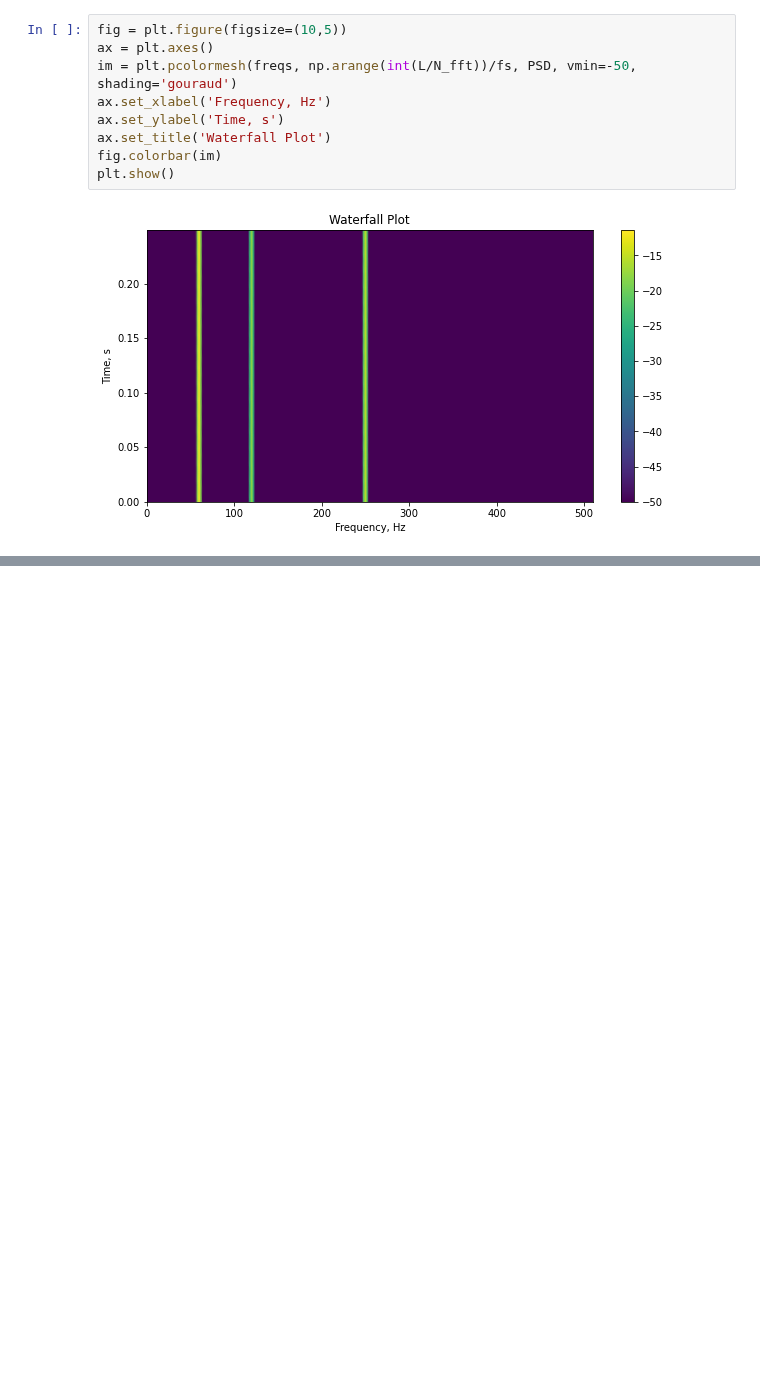
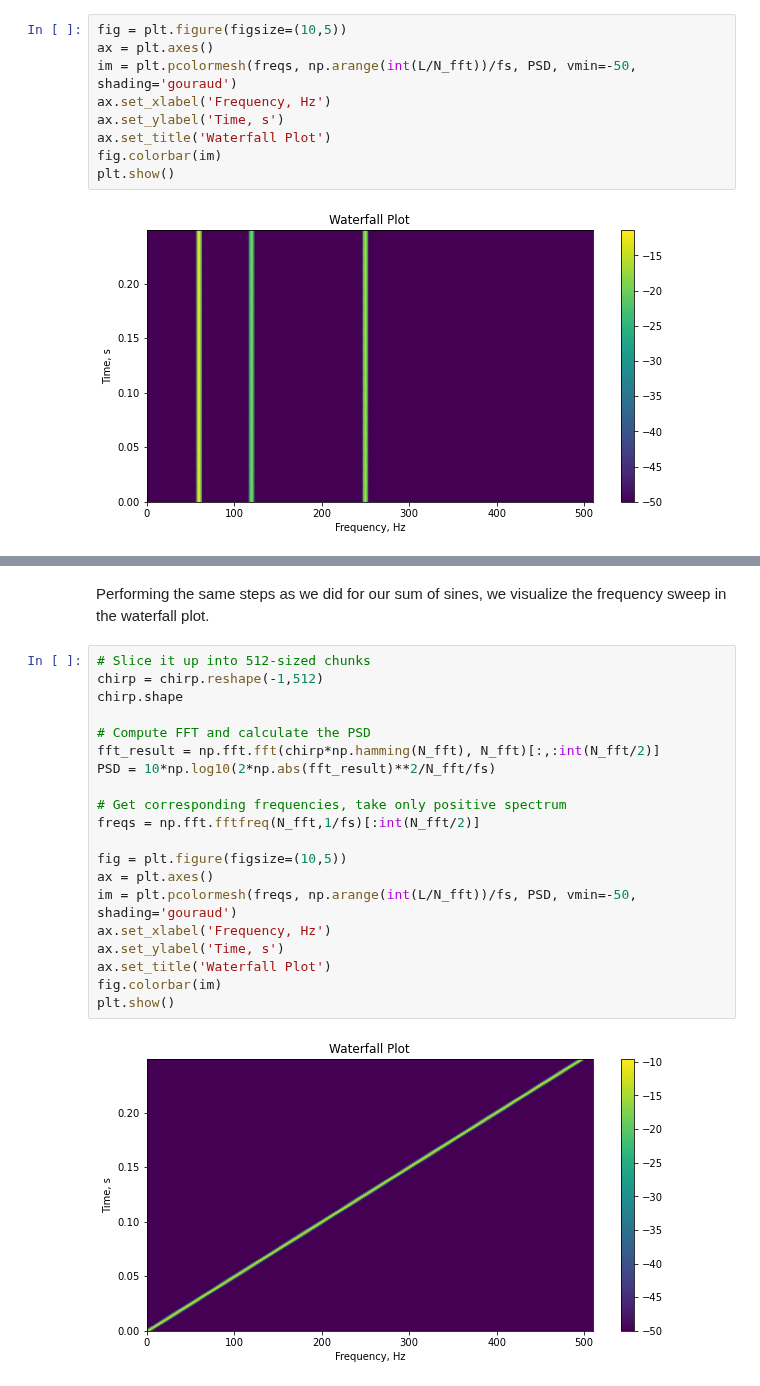
Before and after one commit to strath-sdr/dsp_notebooks, a Jupyter notebook: notebooks/frequency_spectrum/01_spectrum_analysis.ipynb, the cells around one changed output, grey strips where cells are left out. Cells and saved outputs as stored; diff of their text form; blank space fills up the shorter version.

```diff
--- a/notebooks/frequency_spectrum/01_spectrum_analysis.ipynb
+++ b/notebooks/frequency_spectrum/01_spectrum_analysis.ipynb
@@ -460,3 +486,27 @@ plt.show()
+# %% [markdown]
+Performing the same steps as we did for our sum of sines, we visualize the frequency sweep in the waterfall plot.
+# %%
+# Slice it up into 512-sized chunks
+chirp = chirp.reshape(-1,512)
+chirp.shape
+
+# Compute FFT and calculate the PSD
+fft_result = np.fft.fft(chirp*np.hamming(N_fft), N_fft)[:,:int(N_fft/2)]
+PSD = 10*np.log10(2*np.abs(fft_result)**2/N_fft/fs)
+
+# Get corresponding frequencies, take only positive spectrum
+freqs = np.fft.fftfreq(N_fft,1/fs)[:int(N_fft/2)]
+
+fig = plt.figure(figsize=(10,5))
+ax = plt.axes()
+im = plt.pcolormesh(freqs, np.arange(int(L/N_fft))/fs, PSD, vmin=-50, shading='gouraud')
+ax.set_xlabel('Frequency, Hz')
+ax.set_ylabel('Time, s')
+ax.set_title('Waterfall Plot')
+fig.colorbar(im)
+plt.show()
+# %% [output]
+[figure, added]
 # %% [markdown]
 ## 1.5 Conclusion
 
```
Also changed, not shown: parts of 16 cells of this notebook.
